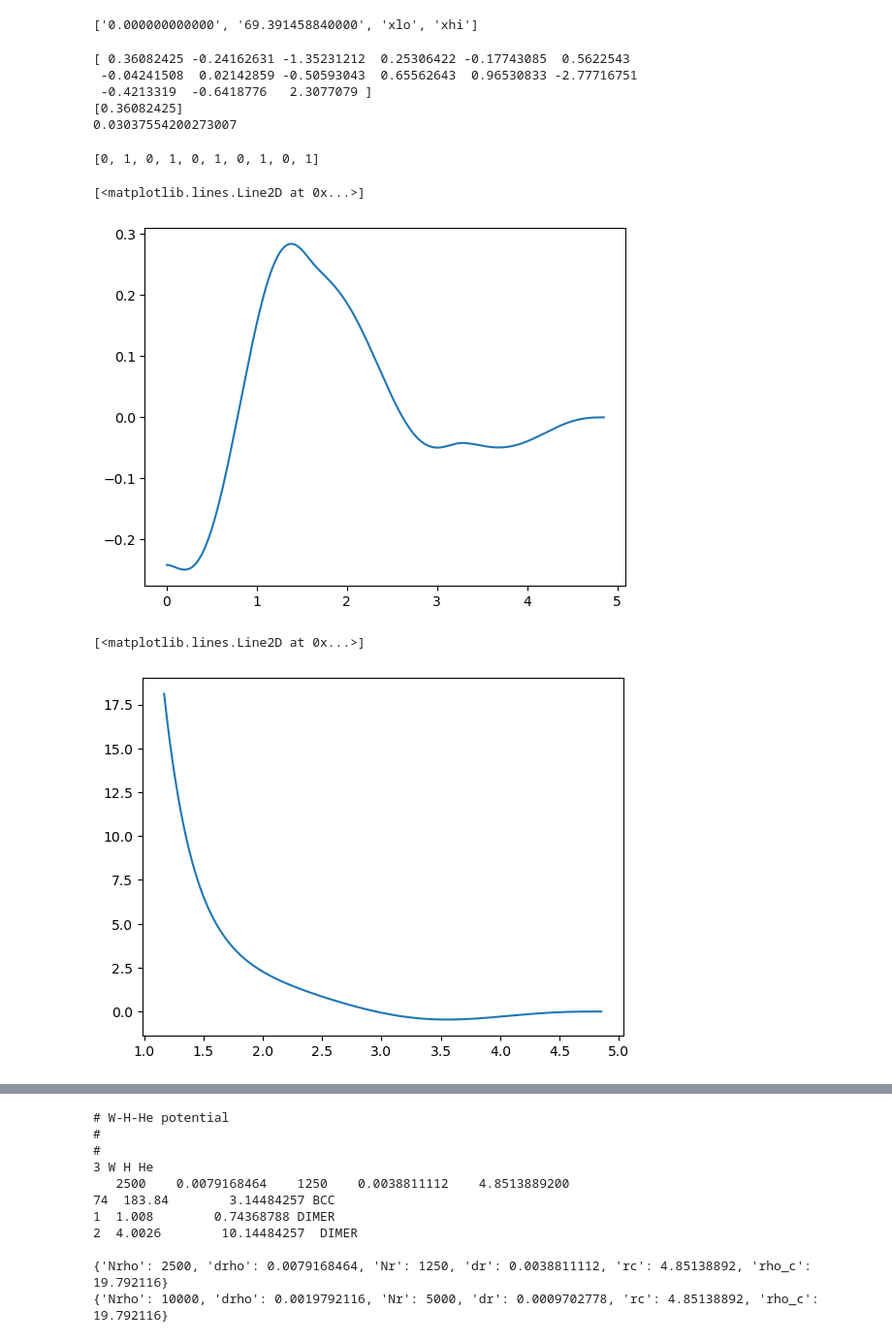
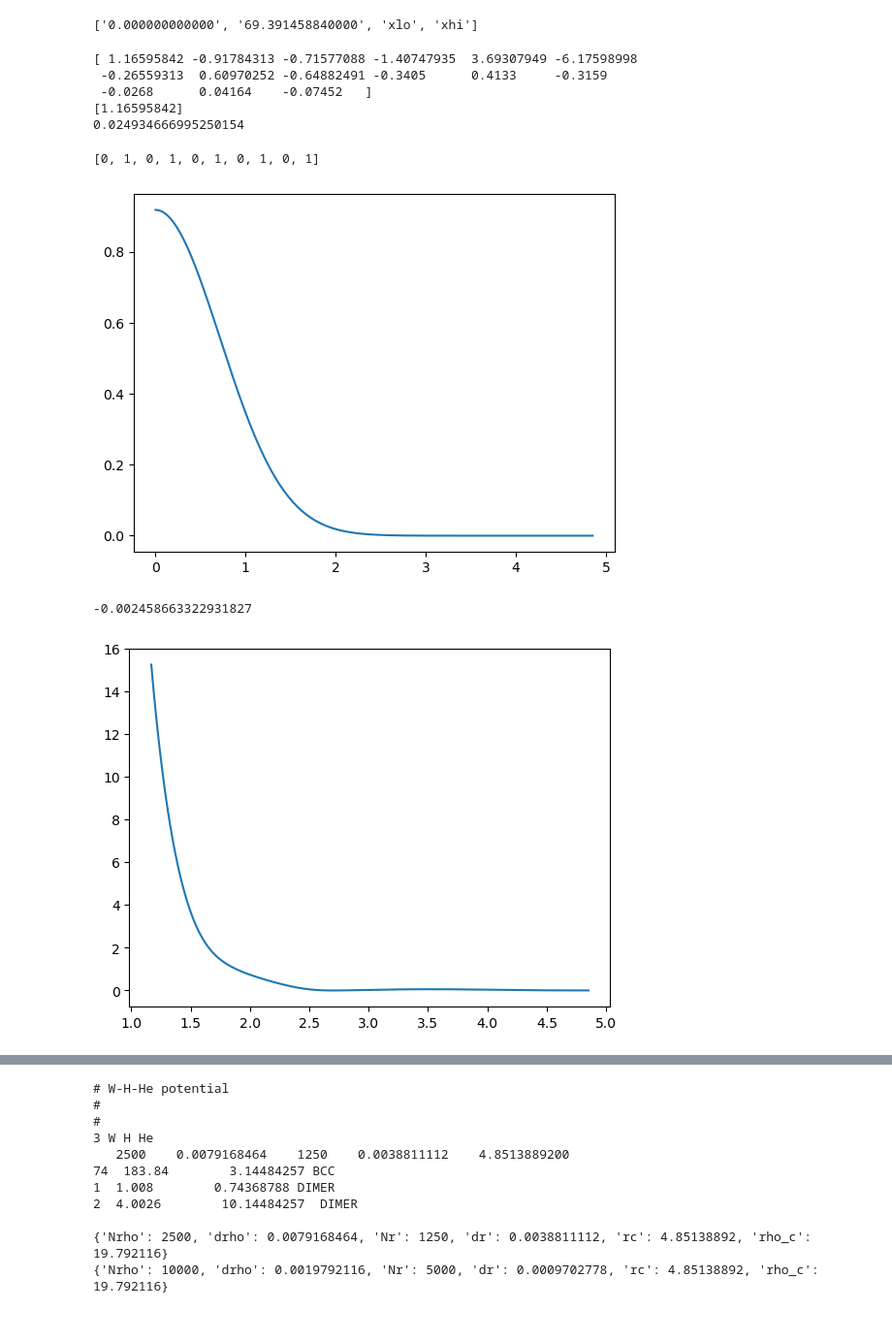
Before and after one commit to Samanyu-T/Lammps_MD, a Jupyter notebook: Jupyter_Notebooks/Development.ipynb, the cells around one changed output, grey strips where cells are left out. Shown at 97% size. Cells and saved outputs as stored; diff of their text form; code cells hidden in the pictures.

```diff
--- a/Jupyter_Notebooks/Development.ipynb
+++ b/Jupyter_Notebooks/Development.ipynb
@@ -42,9 +43,9 @@ pot2, potlines2, pot_params2 = Handle_PotFiles.read_pot('Fitting_Runtime/Potenti
 
 n_knots = {}
 n_knots['He_F'] = 2
-n_knots['He_p'] = 0
+n_knots['He_p'] = 2
 n_knots['W-He'] = 4
-n_knots['He-He'] = 3
+n_knots['He-He'] = 4
 n_knots['H-He'] = 0
 
 eam_fit = EAM_Fitting_Serial.Fit_EAM_Potential(pot, n_knots, pot_params, potlines, None, 0, '')
@@ -68,28 +69,27 @@ print(t2-t1)
 
 [i % 2 for i in np.arange(10)]
 # %% [output]
-[ 0.36082425 -0.24162631 -1.35231212  0.25306422 -0.17743085  0.5622543
- -0.04241508  0.02142859 -0.50593043  0.65562643  0.96530833 -2.77716751
- -0.4213319  -0.6418776   2.3077079 ]
-[0.36082425]
-0.03037554200273007
+[ 1.16595842 -0.91784313 -0.71577088 -1.40747935  3.69307949 -6.17598998
+ -0.26559313  0.60970252 -0.64882491 -0.3405      0.4133     -0.3159
+ -0.0268      0.04164    -0.07452   ]
+[1.16595842]
+0.024934666995250154
 [0, 1, 0, 1, 0, 1, 0, 1, 0, 1]
 # %%
 pot, potlines, pot_params = Handle_PotFiles.read_pot('Fitting_Runtime/Potentials/optim.0.eam.alloy')
 
 x_plt = np.linspace(0, 20, 1000)
 
 y_plt = EAM_Fitting_Serial.splineval(x_plt, coef_dict['He_F'], eam_fit.knot_pts['He_F'])
 r = np.linspace(0,eam_fit.pot_params['rc'],eam_fit.pot_params['Nr'])
 
-# plt.plot(x_plt, y_plt)
-plt.plot(r, pot['He_p'])
-# plt.plot(pot2['He_F'])
+plt.plot(r[:], pot['He_p'][:])
 
-# plt.plot(x_plt, sample[0]*np.sqrt(x_plt))
+rho = np.linspace(0,eam_fit.pot_params['rho_c'],eam_fit.pot_params['Nrho'])
+
+# plt.plot(rho[:150], pot['W_F'][:150])
 # %% [output]
-[<matplotlib.lines.Line2D at 0x...>]
-[figure, old version]
+[figure, new version]
 # %%
 x_plt = np.linspace(1, 5, 1000)
 zbl = EAM_Fitting_Serial.ZBL(74, 2)
@@ -101,9 +101,11 @@ y_plt = EAM_Fitting_Serial.splineval(x_plt, coef_dict['W-He'], eam_fit.knot_pts[
 w_he = pot['W-He'][1:]/r
 
 plt.plot(r[300:],w_he[300:])
+
+print(w_he.min())
 # %% [output]
-[<matplotlib.lines.Line2D at 0x...>]
+-0.002458663322931827
-[figure, old version]
+[figure, new version]
 # %%
 x_plt = np.linspace(1, 5, 1000)
 zbl = EAM_Fitting_Serial.ZBL(74, 2)
```
Also changed, not shown: parts of 2 cells of this notebook, 4 other files.
